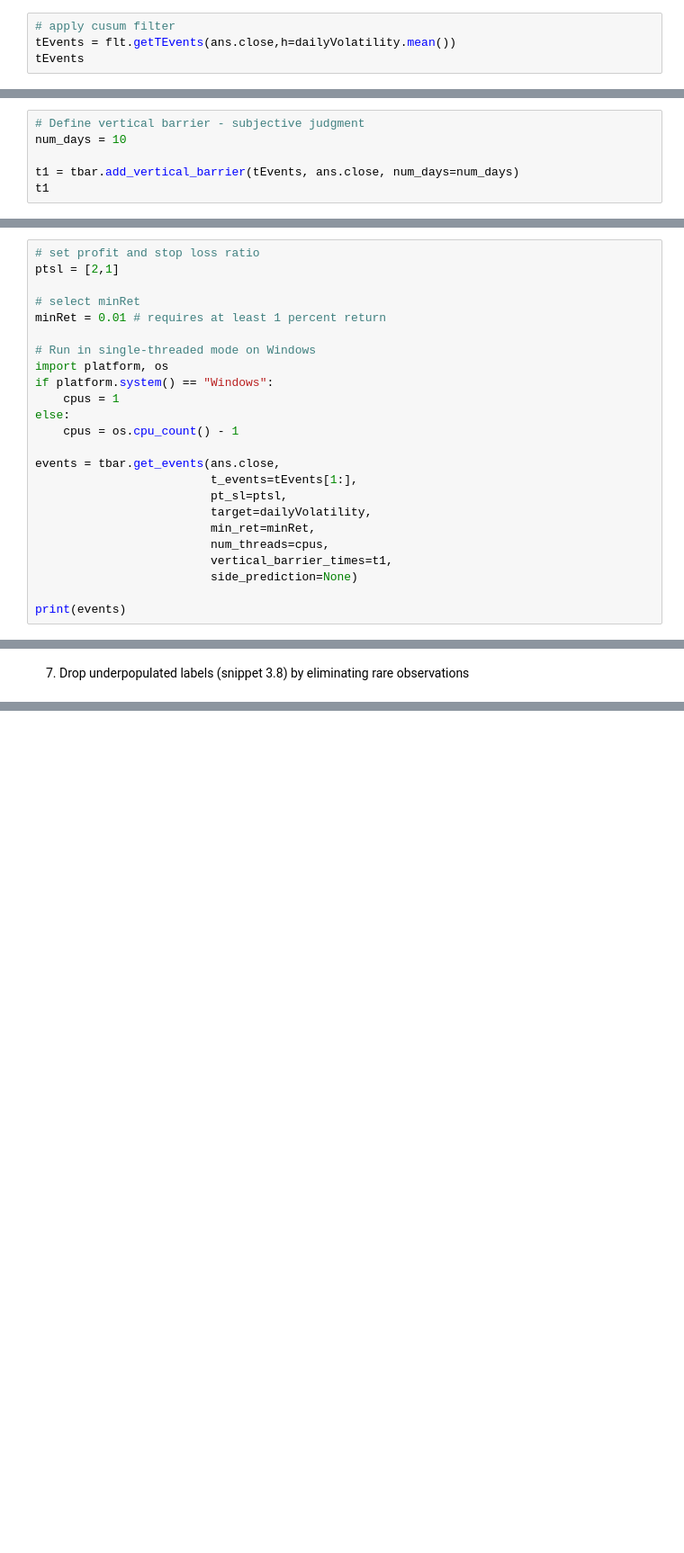
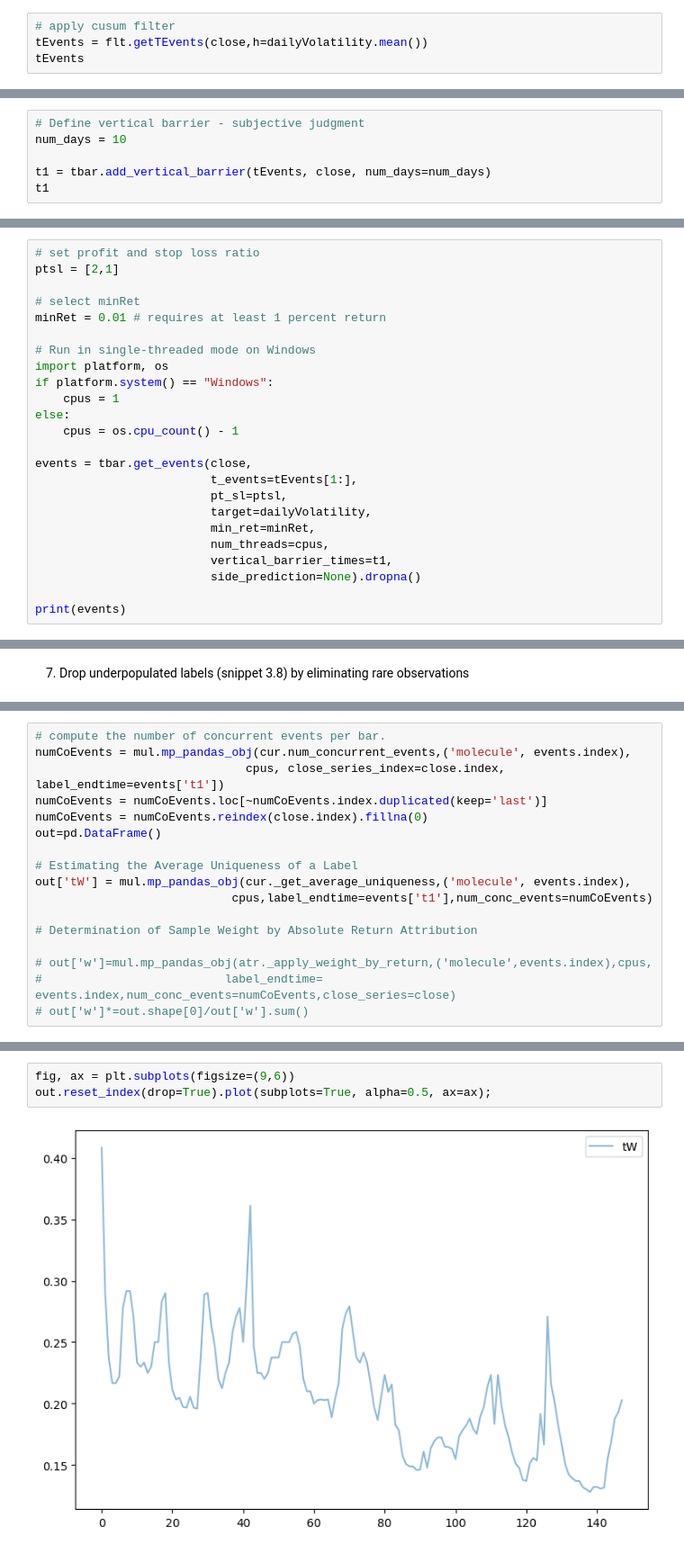
Before and after one commit to waikho/MADS_Capstone, a Jupyter notebook: Labeling.ipynb, the cells around one changed output, grey strips where cells are left out. Shown at 90% size. Saved outputs shown, nothing was run; the diff lists cells and outputs as text; blank space fills up the shorter version.

Commit message:
began modeling, adjusting sample weights

```diff
--- a/Labeling.ipynb
+++ b/Labeling.ipynb
@@ -72,5 +76,5 @@ ax = dailyVolatility.plot.kde()
 # %%
 # apply cusum filter
-tEvents = flt.getTEvents(ans.close,h=dailyVolatility.mean())
+tEvents = flt.getTEvents(close,h=dailyVolatility.mean())
 tEvents
 # %% [output]
@@ -92,6 +92,6 @@ DatetimeIndex(['2022-03-17 08:00:00', '2022-03-18 08:00:00',
 # Define vertical barrier - subjective judgment
 num_days = 10
 
-t1 = tbar.add_vertical_barrier(tEvents, ans.close, num_days=num_days)
+t1 = tbar.add_vertical_barrier(tEvents, close, num_days=num_days)
 t1
 # %% [output]
@@ -123,14 +123,14 @@ if platform.system() == "Windows":
 else:
     cpus = os.cpu_count() - 1
 
-events = tbar.get_events(ans.close,
+events = tbar.get_events(close,
                          t_events=tEvents[1:],
                          pt_sl=ptsl,
                          target=dailyVolatility,
                          min_ret=minRet,
                          num_threads=cpus,
                          vertical_barrier_times=t1,
-                         side_prediction=None)
+                         side_prediction=None).dropna()
 
 print(events)
 # %% [output]
@@ -227,0 +213,17 @@ Name: bin, dtype: int64
+# %%
+# compute the number of concurrent events per bar.
+numCoEvents = mul.mp_pandas_obj(cur.num_concurrent_events,('molecule', events.index),
+                              cpus, close_series_index=close.index, label_endtime=events['t1'])
+numCoEvents = numCoEvents.loc[~numCoEvents.index.duplicated(keep='last')]
+numCoEvents = numCoEvents.reindex(close.index).fillna(0)
+out=pd.DataFrame()
+
+# Estimating the Average Uniqueness of a Label
+out['tW'] = mul.mp_pandas_obj(cur._get_average_uniqueness,('molecule', events.index),
+                            cpus,label_endtime=events['t1'],num_conc_events=numCoEvents)
+
+# Determination of Sample Weight by Absolute Return Attribution
+
+# out['w']=mul.mp_pandas_obj(atr._apply_weight_by_return,('molecule',events.index),cpus,
+#                          label_endtime= events.index,num_conc_events=numCoEvents,close_series=close)
+# out['w']*=out.shape[0]/out['w'].sum()
@@ -227,0 +250,5 @@ Name: bin, dtype: int64
+# %%
+fig, ax = plt.subplots(figsize=(9,6))
+out.reset_index(drop=True).plot(subplots=True, alpha=0.5, ax=ax);
+# %% [output]
+[figure, added]
```
Also changed, not shown: parts of 21 cells of this notebook, 14 other files.
